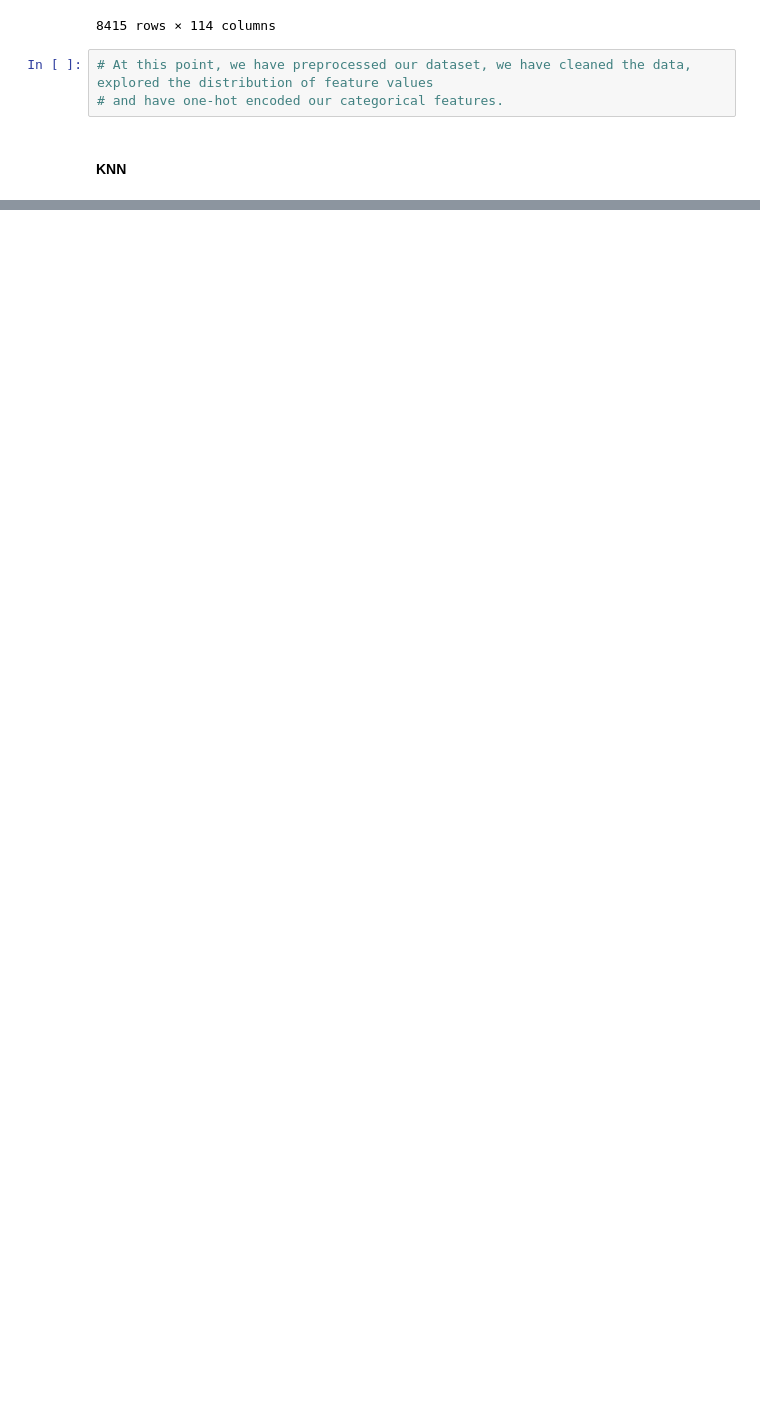
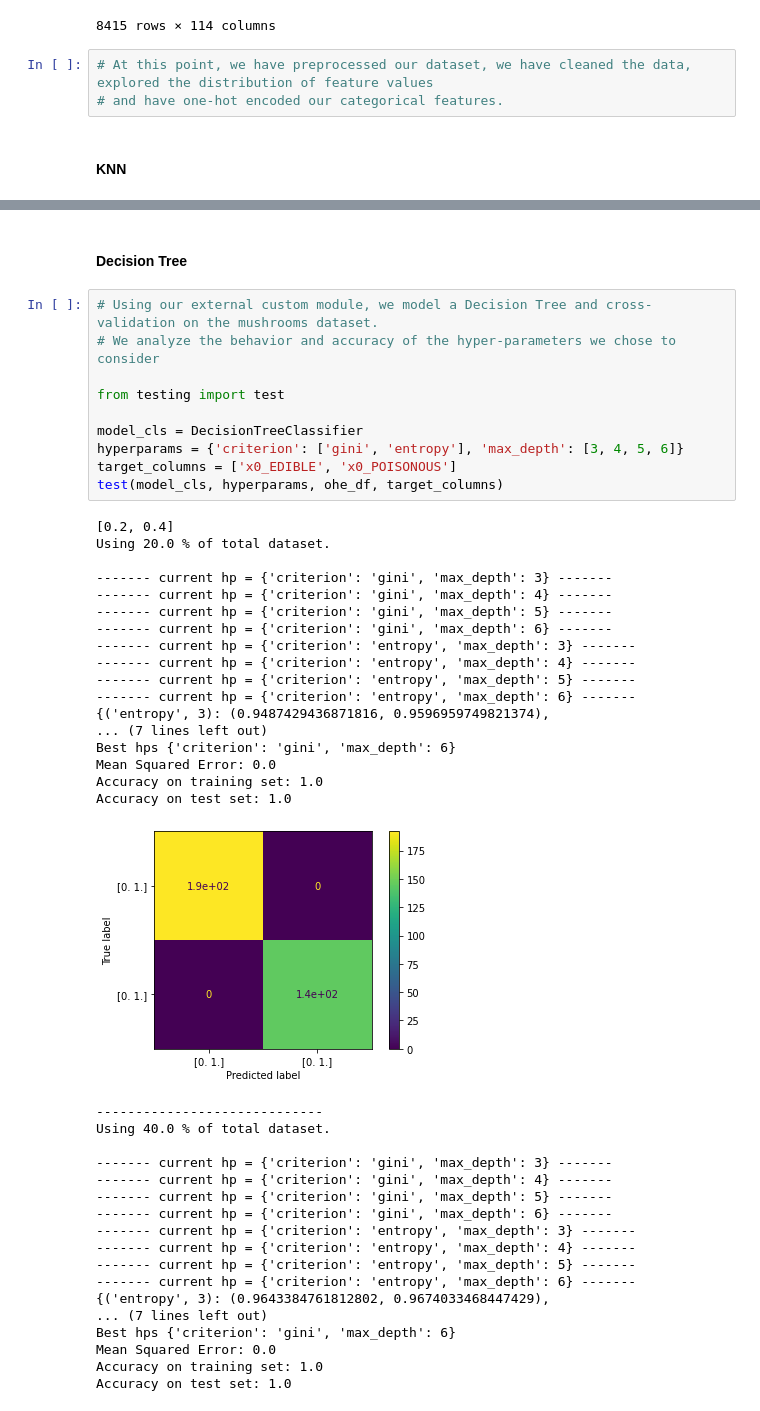
Before and after one commit to felixsimard/comp551-p1, a Jupyter notebook: P1_G30_COMP551.ipynb, the cells around one changed output, grey strips where cells are left out. Drawn from its saved outputs; the diff is of its cells as text; blank space fills up the shorter version.

```diff
--- a/P1_G30_COMP551.ipynb
+++ b/P1_G30_COMP551.ipynb
@@ -693,0 +576,48 @@ Variance: 1.1724855573056298e-06
+# %% [markdown]
+#### **Decision Tree**
+# %%
+# Using our external custom module, we model a Decision Tree and cross-validation on the mushrooms dataset.
+# We analyze the behavior and accuracy of the hyper-parameters we chose to consider
+
+from testing import test
+
+model_cls = DecisionTreeClassifier
+hyperparams = {'criterion': ['gini', 'entropy'], 'max_depth': [3, 4, 5, 6]}
+target_columns = ['x0_EDIBLE', 'x0_POISONOUS']
+test(model_cls, hyperparams, ohe_df, target_columns)
+# %% [output]
+[0.2, 0.4]
+Using 20.0 % of total dataset.
+
+------- current hp = {'criterion': 'gini', 'max_depth': 3} -------
+------- current hp = {'criterion': 'gini', 'max_depth': 4} -------
+------- current hp = {'criterion': 'gini', 'max_depth': 5} -------
+------- current hp = {'criterion': 'gini', 'max_depth': 6} -------
+------- current hp = {'criterion': 'entropy', 'max_depth': 3} -------
+------- current hp = {'criterion': 'entropy', 'max_depth': 4} -------
+------- current hp = {'criterion': 'entropy', 'max_depth': 5} -------
+------- current hp = {'criterion': 'entropy', 'max_depth': 6} -------
+{('entropy', 3): (0.9487429436871816, 0.9596959749821374),
+... (7 lines left out)
+Best hps {'criterion': 'gini', 'max_depth': 6}
+Mean Squared Error: 0.0
+Accuracy on training set: 1.0
+Accuracy on test set: 1.0
+[figure, added]
+-----------------------------
+Using 40.0 % of total dataset.
+
+------- current hp = {'criterion': 'gini', 'max_depth': 3} -------
+------- current hp = {'criterion': 'gini', 'max_depth': 4} -------
+------- current hp = {'criterion': 'gini', 'max_depth': 5} -------
+------- current hp = {'criterion': 'gini', 'max_depth': 6} -------
+------- current hp = {'criterion': 'entropy', 'max_depth': 3} -------
+------- current hp = {'criterion': 'entropy', 'max_depth': 4} -------
+------- current hp = {'criterion': 'entropy', 'max_depth': 5} -------
+------- current hp = {'criterion': 'entropy', 'max_depth': 6} -------
+{('entropy', 3): (0.9643384761812802, 0.9674033468447429),
+... (7 lines left out)
+Best hps {'criterion': 'gini', 'max_depth': 6}
+Mean Squared Error: 0.0
+Accuracy on training set: 1.0
+Accuracy on test set: 1.0
```
Also changed, not shown: parts of 3 cells of this notebook.
